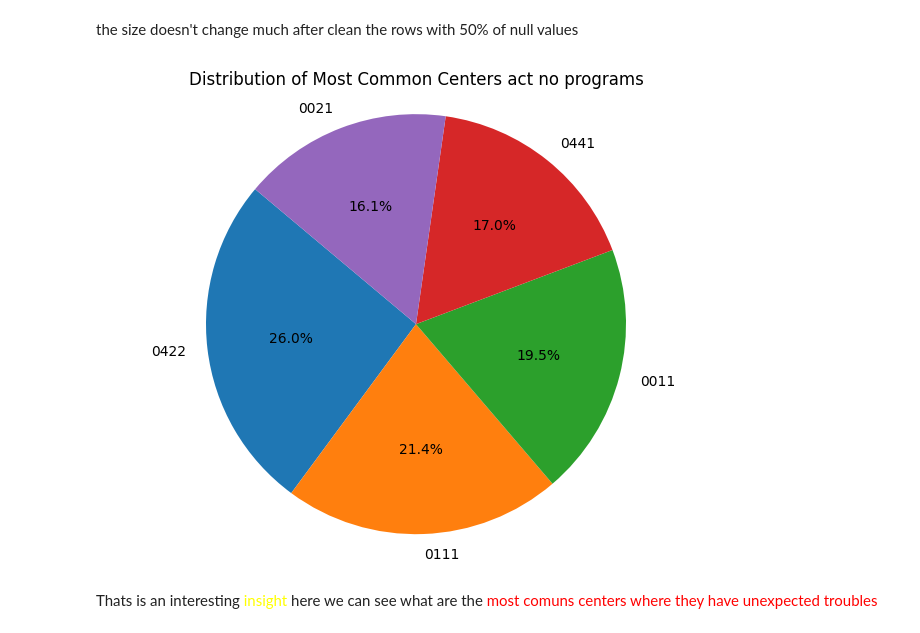
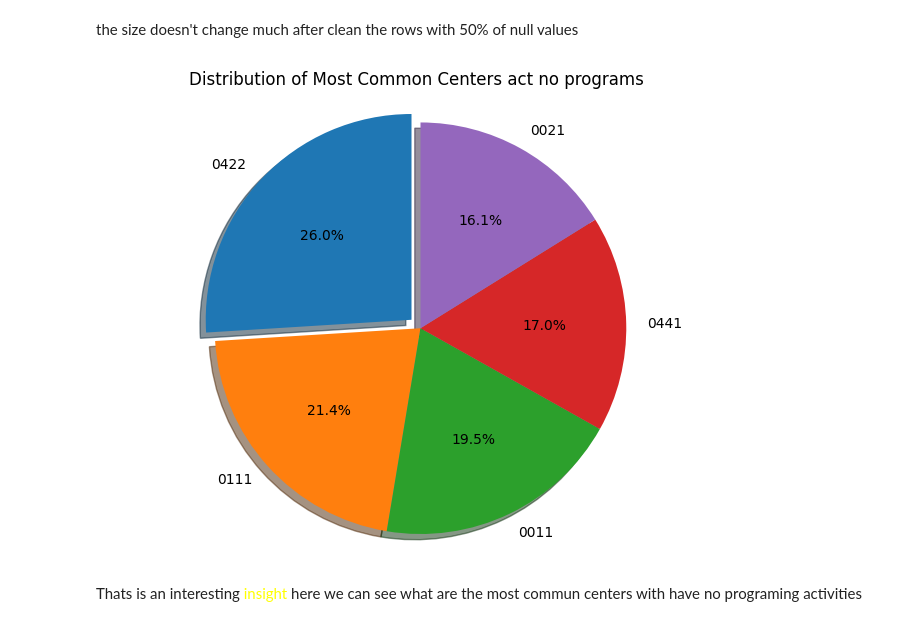
Before and after one commit to caesar-dat-com/Time_lost_reduction, a Jupyter notebook: Notebooks/EDA.ipynb, the cells around one changed output. Drawn from its saved outputs; the diff is of its cells as text; code cells hidden in the pictures.

```diff
--- a/Notebooks/EDA.ipynb
+++ b/Notebooks/EDA.ipynb
@@ -238,20 +244,20 @@ the size doesn't change much after clean the rows with 50% of null values
 # %%
 import matplotlib.pyplot as plt
 
 # calculate the frequency of each center
 centro_counts = df_act_no['Código centro'].value_counts()
 
 # obtain 5 most commun centers
 top_centros = centro_counts.head(5)
 
 
 plt.figure(figsize=(8, 6))
-plt.pie(top_centros, labels=top_centros.index, autopct='%1.1f%%', startangle=140)
+plt.pie(top_centros, labels=top_centros.index, autopct='%1.1f%%', startangle=90, explode=(0.06,0,0,0,0), shadow=True)
 plt.title('Distribution of Most Common Centers act no programs')
 plt.axis('equal')
 plt.show()
 # %% [output]
-[figure, old version]
+[figure, new version]
 # %% [markdown]
-Thats is an interesting <font color=yellow>insight</font> here we can see what are the <font color=red>most comuns centers where they have unexpected troubles</font>
+Thats is an interesting <font color=yellow>insight</font> here we can see what are the most commun centers with have no programing activities
 # %%
```
Also changed, not shown: parts of 6 cells of this notebook, 16 other files.
